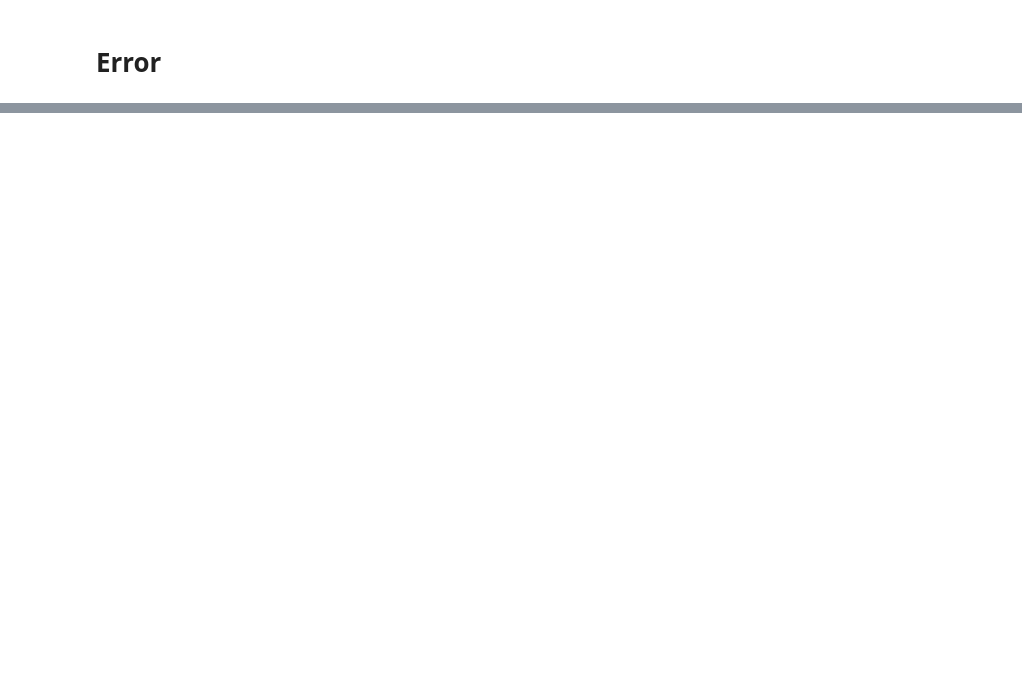
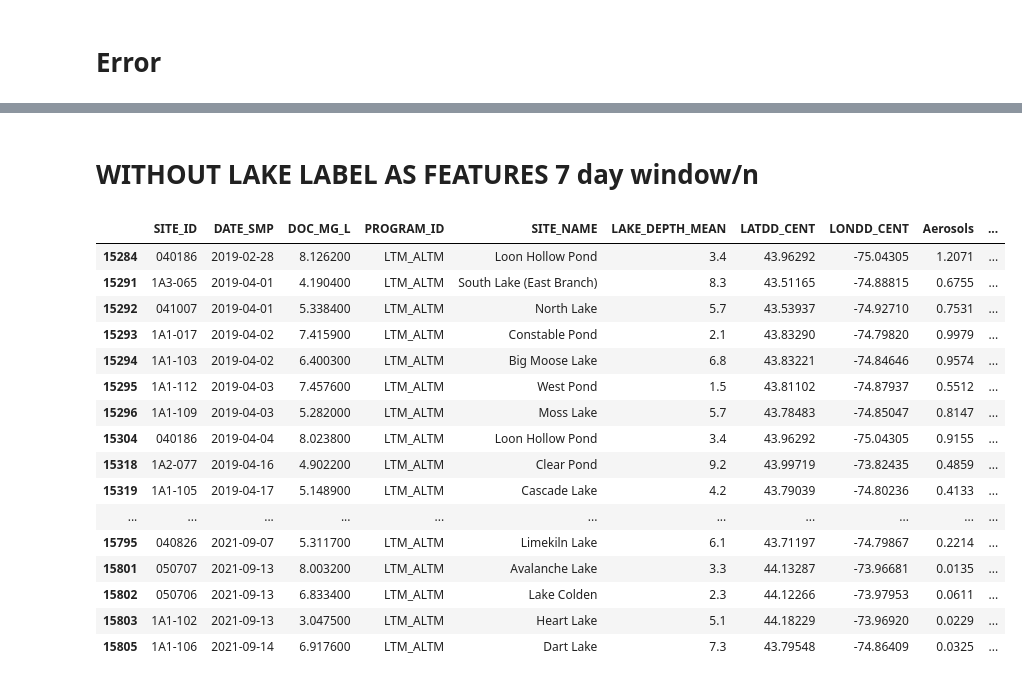
Before and after one commit to Touheda812/Research-Water-Quality-, a Jupyter notebook: ML/LAKES[ID] Automates [WORKs]_ML_OVER_STATION_COORDINATES-Copy1.ipynb, the cells around one changed output, grey strips where cells are left out. Cells and saved outputs as stored; diff of their text form; code cells hidden in the pictures; blank space fills up the shorter version.

```diff
--- a/ML/LAKES[ID] Automates [WORKs]_ML_OVER_STATION_COORDINATES-Copy1.ipynb
+++ b/ML/LAKES[ID] Automates [WORKs]_ML_OVER_STATION_COORDINATES-Copy1.ipynb
@@ -702,0 +844,29 @@ Mean Squared Error (Testing): 5.144002509261409
+# %% [markdown]
+# WITHOUT LAKE LABEL AS FEATURES 7 day window/n
+# %%
+# Create the 3-day time window
+window_size = pd.Timedelta(days=7)
+
+# Merge data within the 3-day time window
+merged_data_7 = pd.merge_asof(data_modify, df_all_lakes, on='DATE_SMP', by='SITE_NAME', tolerance=window_size)
+merged_data_7 = merged_data_7.dropna(subset=['Blue'])
+merged_data_7 = merged_data_7.dropna(subset=['LAKE_DEPTH_MEAN'])
+merged_data_7
+# %% [output]
+|  | SITE_ID | DATE_SMP | DOC_MG_L | PROGRAM_ID | SITE_NAME | LAKE_DEPTH_MEAN | LATDD_CENT | LONDD_CENT | Aerosols | ... |
+| 15284 | 040186 | 2019-02-28 | 8.126200 | LTM_ALTM | Loon Hollow Pond | 3.4 | 43.96292 | -75.04305 | 1.2071 | ... |
+| 15291 | 1A3-065 | 2019-04-01 | 4.190400 | LTM_ALTM | South Lake (East Branch) | 8.3 | 43.51165 | -74.88815 | 0.6755 | ... |
+| 15292 | 041007 | 2019-04-01 | 5.338400 | LTM_ALTM | North Lake | 5.7 | 43.53937 | -74.92710 | 0.7531 | ... |
+| 15293 | 1A1-017 | 2019-04-02 | 7.415900 | LTM_ALTM | Constable Pond | 2.1 | 43.83290 | -74.79820 | 0.9979 | ... |
+| 15294 | 1A1-103 | 2019-04-02 | 6.400300 | LTM_ALTM | Big Moose Lake | 6.8 | 43.83221 | -74.84646 | 0.9574 | ... |
+| 15295 | 1A1-112 | 2019-04-03 | 7.457600 | LTM_ALTM | West Pond | 1.5 | 43.81102 | -74.87937 | 0.5512 | ... |
+| 15296 | 1A1-109 | 2019-04-03 | 5.282000 | LTM_ALTM | Moss Lake | 5.7 | 43.78483 | -74.85047 | 0.8147 | ... |
+| 15304 | 040186 | 2019-04-04 | 8.023800 | LTM_ALTM | Loon Hollow Pond | 3.4 | 43.96292 | -75.04305 | 0.9155 | ... |
+| 15318 | 1A2-077 | 2019-04-16 | 4.902200 | LTM_ALTM | Clear Pond | 9.2 | 43.99719 | -73.82435 | 0.4859 | ... |
+| 15319 | 1A1-105 | 2019-04-17 | 5.148900 | LTM_ALTM | Cascade Lake | 4.2 | 43.79039 | -74.80236 | 0.4133 | ... |
+| ... | ... | ... | ... | ... | ... | ... | ... | ... | ... | ... |
+| 15795 | 040826 | 2021-09-07 | 5.311700 | LTM_ALTM | Limekiln Lake | 6.1 | 43.71197 | -74.79867 | 0.2214 | ... |
+| 15801 | 050707 | 2021-09-13 | 8.003200 | LTM_ALTM | Avalanche Lake | 3.3 | 44.13287 | -73.96681 | 0.0135 | ... |
+| 15802 | 050706 | 2021-09-13 | 6.833400 | LTM_ALTM | Lake Colden | 2.3 | 44.12266 | -73.97953 | 0.0611 | ... |
+| 15803 | 1A1-102 | 2021-09-13 | 3.047500 | LTM_ALTM | Heart Lake | 5.1 | 44.18229 | -73.96920 | 0.0229 | ... |
+| 15805 | 1A1-106 | 2021-09-14 | 6.917600 | LTM_ALTM | Dart Lake | 7.3 | 43.79548 | -74.86409 | 0.0325 | ... |
```
Also changed, not shown: parts of 43 cells of this notebook.
